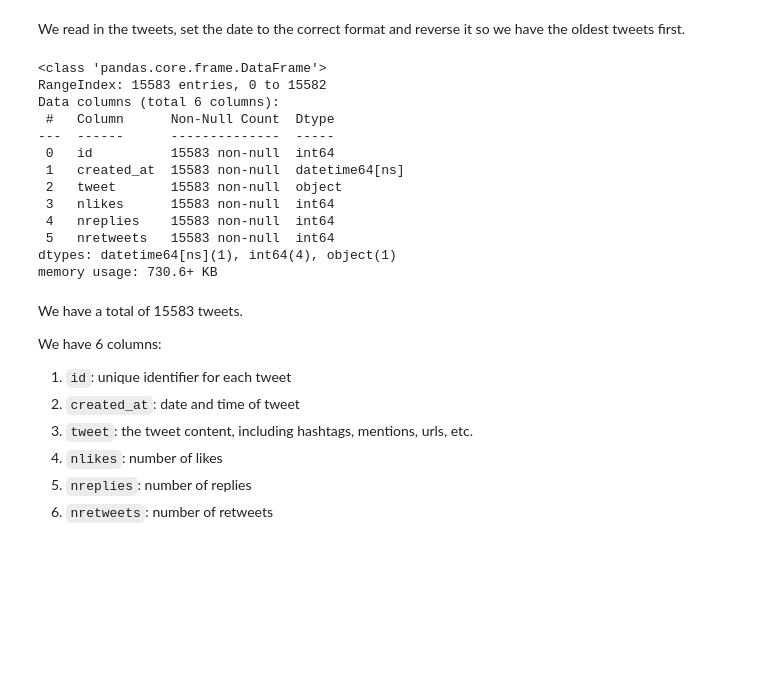
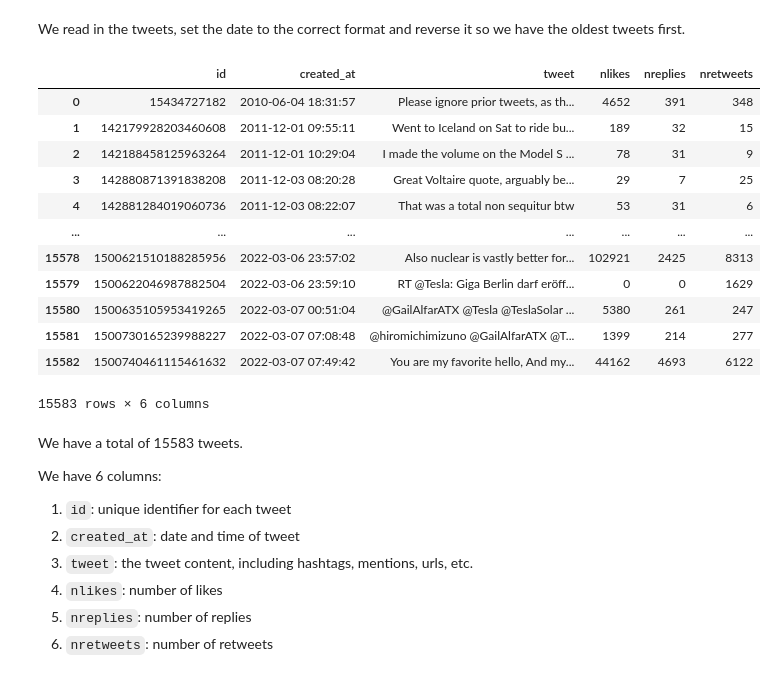
Before and after one commit to com-480-data-visualization/datavis-project-2022-visualizationclowns, a Jupyter notebook: exploration/data_exploration.ipynb, the cells around one changed output. Drawn from its saved outputs; the diff is of its cells as text; code cells hidden in the pictures; blank space fills up the shorter version.

Commit message:
Finished data exploration

```diff
--- a/exploration/data_exploration.ipynb
+++ b/exploration/data_exploration.ipynb
@@ -17,22 +15,22 @@ We read in the tweets, set the date to the correct format and reverse it so we h
 # %%
 tweets = pd.read_csv("../tweets/alltweets.csv", index_col=0)
 tweets.created_at = pd.to_datetime(tweets.created_at)
 tweets = tweets[::-1].reset_index(drop=True)
-tweets.info()
+tweets
 # %% [output]
+|  | id | created_at | tweet | nlikes | nreplies | nretweets |
+| 0 | 15434727182 | 2010-06-04 18:31:57 | Please ignore prior tweets, as th... | 4652 | 391 | 348 |
+| 1 | 142179928203460608 | 2011-12-01 09:55:11 | Went to Iceland on Sat to ride bu... | 189 | 32 | 15 |
+| 2 | 142188458125963264 | 2011-12-01 10:29:04 | I made the volume on the Model S ... | 78 | 31 | 9 |
+| 3 | 142880871391838208 | 2011-12-03 08:20:28 | Great Voltaire quote, arguably be... | 29 | 7 | 25 |
+| 4 | 142881284019060736 | 2011-12-03 08:22:07 | That was a total non sequitur btw | 53 | 31 | 6 |
+| ... | ... | ... | ... | ... | ... | ... |
+| 15578 | 1500621510188285956 | 2022-03-06 23:57:02 | Also nuclear is vastly better for... | 102921 | 2425 | 8313 |
+| 15579 | 1500622046987882504 | 2022-03-06 23:59:10 | RT @Tesla: Giga Berlin darf eröff... | 0 | 0 | 1629 |
+| 15580 | 1500635105953419265 | 2022-03-07 00:51:04 | @GailAlfarATX @Tesla @TeslaSolar ... | 5380 | 261 | 247 |
+| 15581 | 1500730165239988227 | 2022-03-07 07:08:48 | @hiromichimizuno @GailAlfarATX @T... | 1399 | 214 | 277 |
+| 15582 | 1500740461115461632 | 2022-03-07 07:49:42 | You are my favorite hello, And my... | 44162 | 4693 | 6122 |
-<class 'pandas.core.frame.DataFrame'>
-RangeIndex: 15583 entries, 0 to 15582
-Data columns (total 6 columns):
- #   Column      Non-Null Count  Dtype
----  ------      --------------  -----
- 0   id          15583 non-null  int64
- 1   created_at  15583 non-null  datetime64[ns]
- 2   tweet       15583 non-null  object
- 3   nlikes      15583 non-null  int64
- 4   nreplies    15583 non-null  int64
- 5   nretweets   15583 non-null  int64
-dtypes: datetime64[ns](1), int64(4), object(1)
-memory usage: 730.6+ KB
+15583 rows × 6 columns
 # %% [markdown]
 We have a total of 15583 tweets.
 
```
Also changed, not shown: parts of 15 cells of this notebook.
